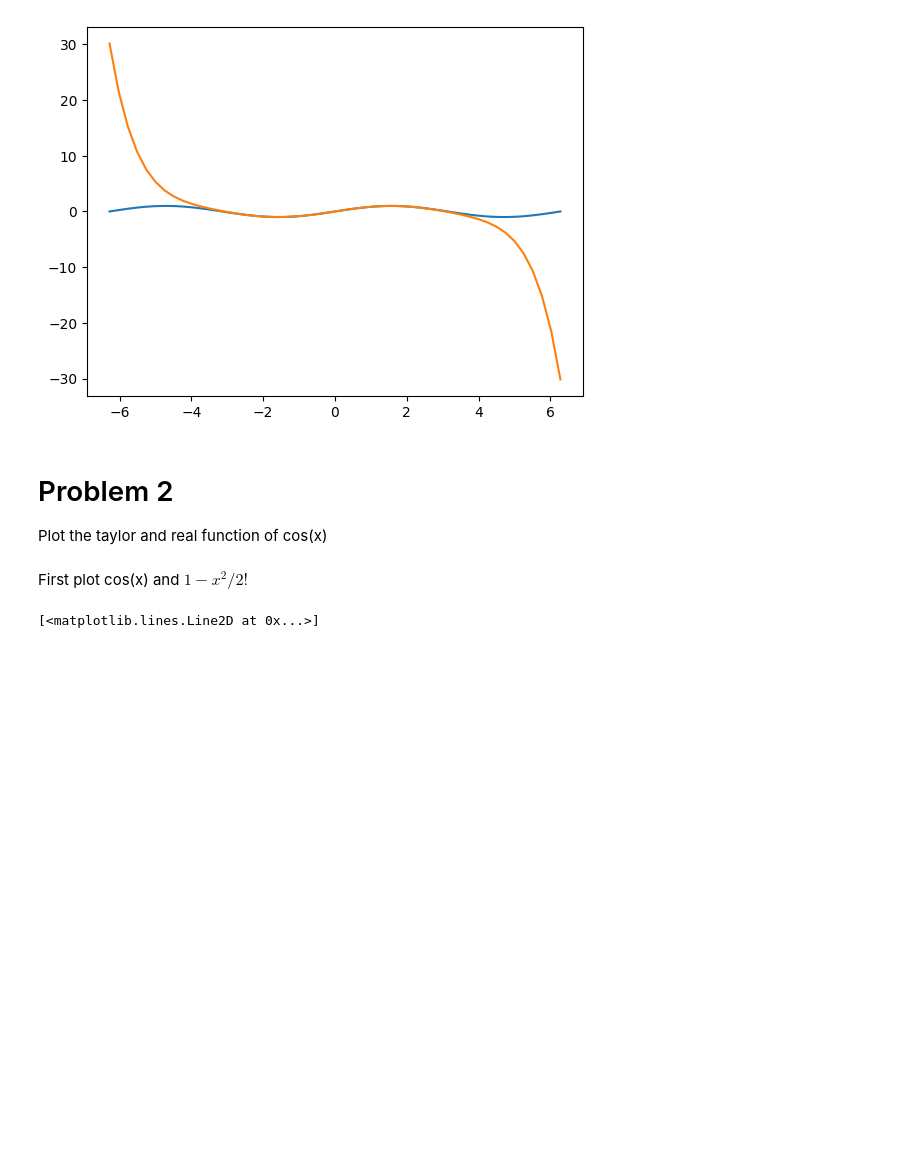
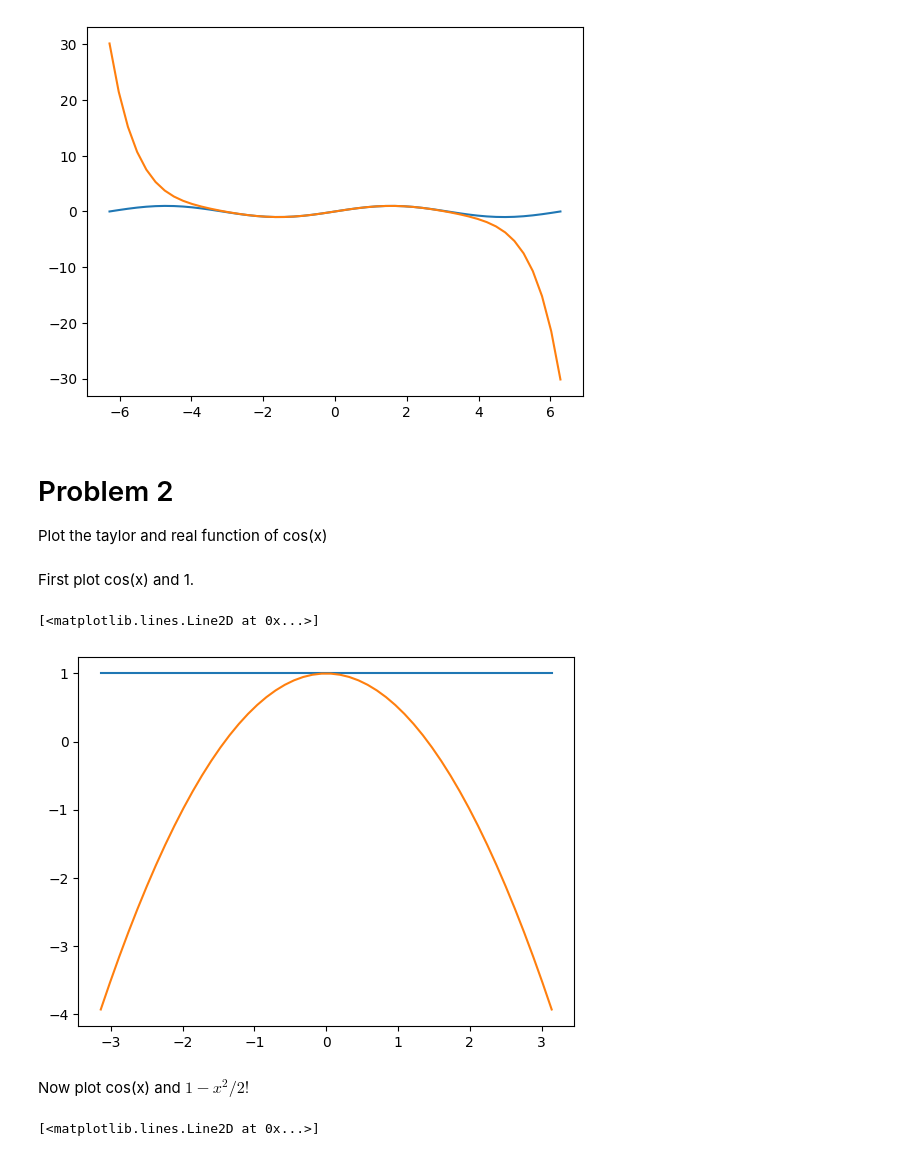
Before and after one commit to pooyanosk1382/numericalAnalysis, a Jupyter notebook: Taylor.ipynb, the cells around one changed output. Cells and saved outputs as stored; diff of their text form; code cells hidden in the pictures; blank space fills up the shorter version.

```diff
--- a/Taylor.ipynb
+++ b/Taylor.ipynb
@@ -52,8 +52,17 @@ plt.show()
 # %% [markdown]
 # Problem 2
 Plot the taylor and real function of cos(x)
+# %% [markdown]
+First plot cos(x) and 1.
+# %%
+x = linspace(-pi, pi)
+plt.plot(x, x-x+1)
+plt.plot(x, 1-(x**2)/(math.factorial(2)))
+# %% [output]
+[<matplotlib.lines.Line2D at 0x...>]
+[figure, added]
 # %% [markdown]
-First plot cos(x) and $1 - x^2/2!$
+Now plot cos(x) and $1 - x^2/2!$
 # %%
 x = linspace(-pi, pi)
 plt.plot(x, cos(x))
```
